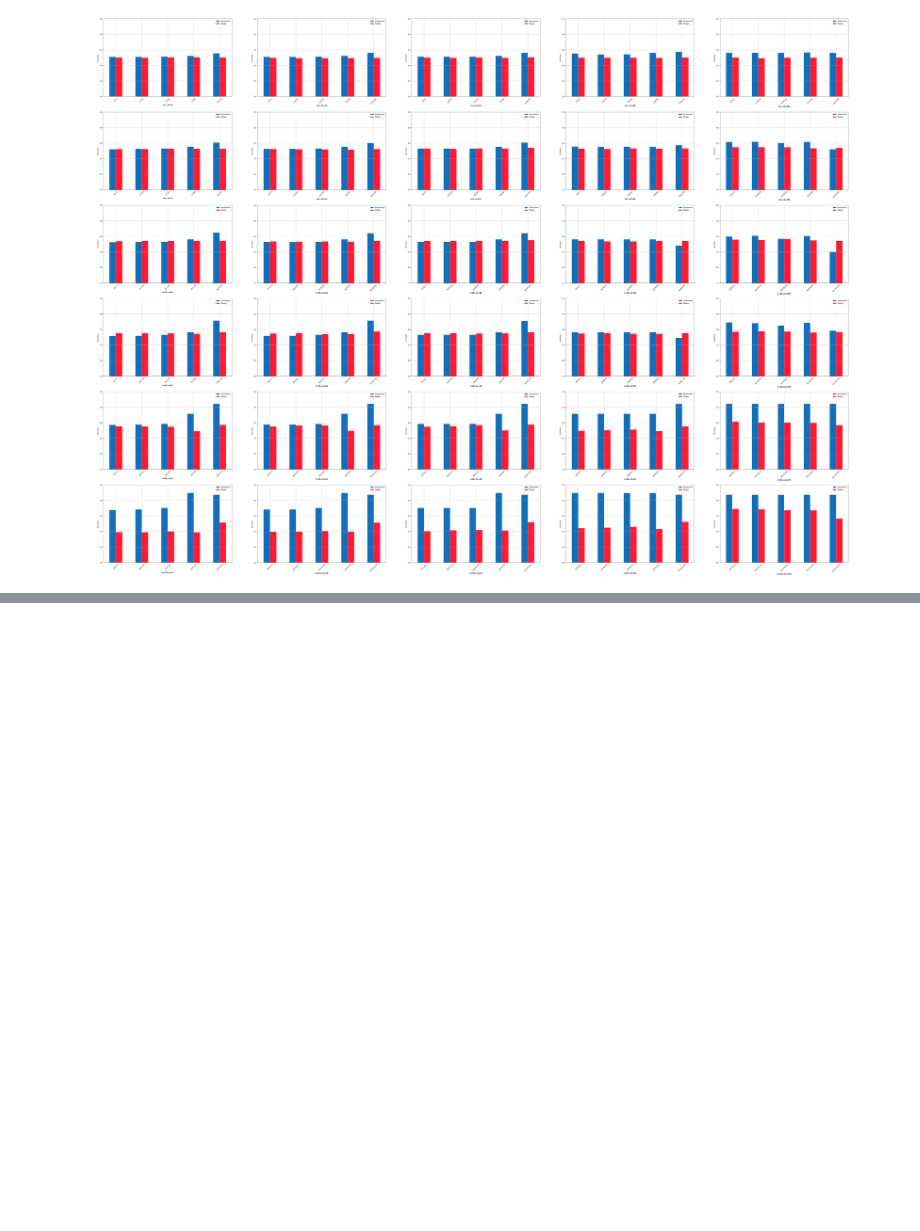
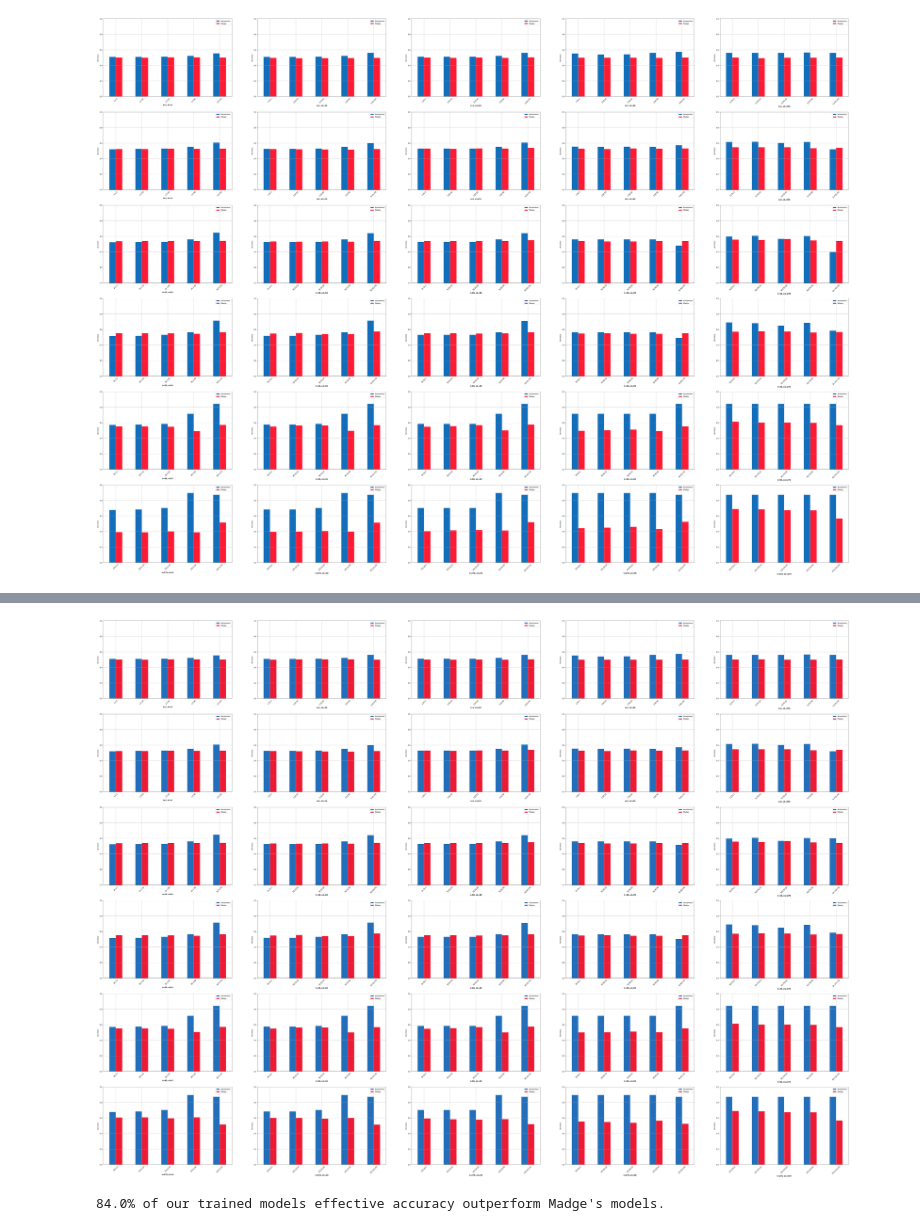
Before and after one commit to jjac111/Stock-Trend-Predictor, a Jupyter notebook: Result Analisys.ipynb, the cells around one changed output, grey strips where cells are left out. Saved outputs shown, nothing was run; the diff lists cells and outputs as text; code cells hidden in the pictures; blank space fills up the shorter version.

```diff
--- a/Result Analisys.ipynb
+++ b/Result Analisys.ipynb
@@ -312,0 +341,68 @@ percentage
+# %%
+# Graph every model's performance comparison, grouped by prediction period 't' and stock data period 'n1'
+
+barWidth = 0.25
+bars1 = [results.iloc[i]['accuracy'] for i in range(len(results))]
+bars2 = [results.iloc[i]['madge_mean'] for i in range(len(results))]
+models = [results.iloc[i]['model'] for i in range(len(results))]
+bars1_toplot = []
+bars2_toplot = []
+models_toplot = []
+
+# Calculate acc_eff
+bars1 = [0.5+(abs(0.5-y)) for y in bars1]
+bars2 = [0.5+(abs(0.5-y)) for y in bars2]
+
+i=0
+j=0
+iterations = len(models)
+
+plt.figure(figsize=(80, 60))
+
+
+while(i<iterations):
+    i += 1
+    t = models[0].split('-')[0]
+    n1 = models[0].split('-')[1]
+    bars1_toplot.append(bars1.pop(0))
+    bars2_toplot.append(bars2.pop(0))
+    models_toplot.append(models.pop(0))
+
+    if i%5 == 0 or i == len(models_toplot)-1:
+        j += 1
+        plt.grid()
+        plt.subplot(6,5, j)
+
+        # Set position of bar on X axis
+        r1 = np.arange(len(bars1_toplot))
+        r2 = [x + barWidth for x in r1]
+
+        # Make the plot
+        plt.bar(r1, bars1_toplot, color='#226eba', width=barWidth, edgecolor='white', label='Arosemena')
+        plt.bar(r2, bars2_toplot, color='#ee1a34', width=barWidth, edgecolor='white', label='Madge')
+
+        # Add xticks on the middle of the group bars
+        plt.xlabel(f't={t}, n1={n1}', fontweight='bold', backgroundcolor='#ffffff')
+        plt.xticks([r + barWidth/2 for r in range(len(bars1_toplot))], models_toplot, rotation=45, backgroundcolor='#ffffff')
+        plt.ylabel('Accuracy', backgroundcolor='#ffffff')
+        plt.yticks(backgroundcolor='#ffffff')
+        plt.ylim((0,1))
+
+        # Create legend & Show graphic
+        plt.legend()
+
+
+        bars1_toplot.clear()
+        bars2_toplot.clear()
+        models_toplot.clear()
+plt.show()
+# %% [output]
+[figure, added]
+# %%
+# Calculate percentage of model outperformance
+
+percentage = mean([1 if a>b else 0 for (a,b) in zip(y_1, y_2)])
+
+print(f'{round(percentage*100, 2)}% of our trained models effective accuracy outperform Madge\'s models.')
+# %% [output]
+84.0% of our trained models effective accuracy outperform Madge's models.
```
Also changed, not shown: parts of 5 cells of this notebook, 6 other files.
